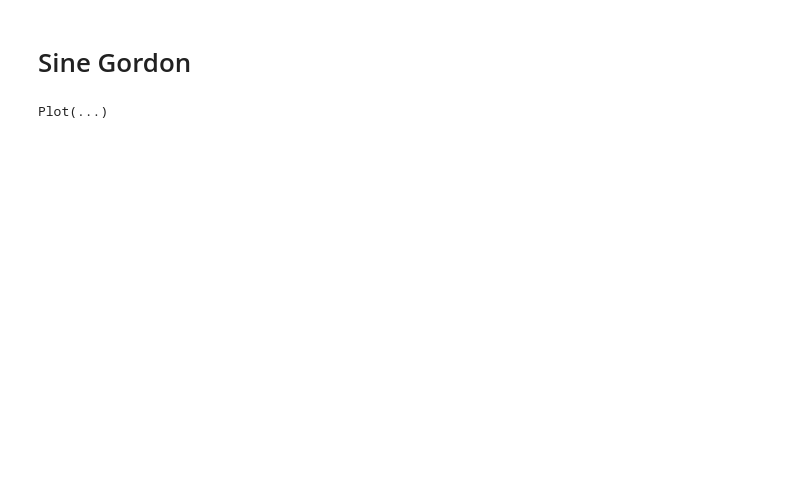
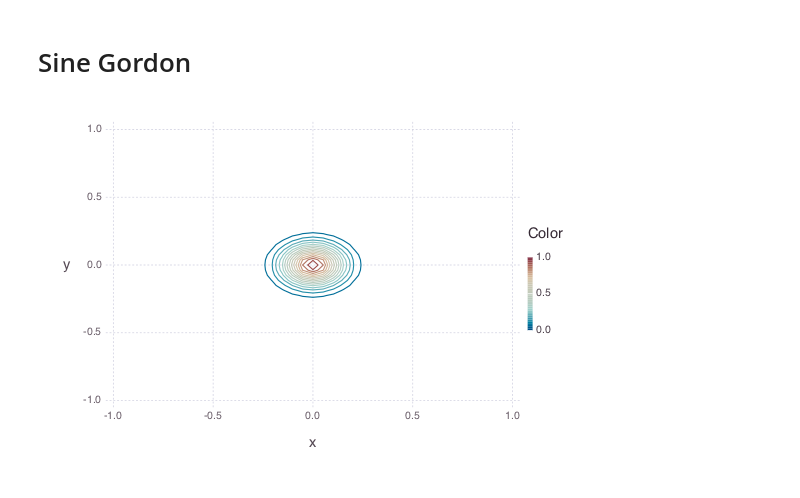
Before and after one commit to JuliaApproximation/ApproxFun.jl, a Jupyter notebook: examples/Time Evolution PDEs on Square (Gadfly).ipynb, the cells around one changed output. Saved outputs shown, nothing was run; the diff lists cells and outputs as text; code cells hidden in the pictures; blank space fills up the shorter version.

```diff
--- a/examples/Time Evolution PDEs on Square (Gadfly).ipynb
+++ b/examples/Time Evolution PDEs on Square (Gadfly).ipynb
@@ -29,12 +53,12 @@ u0=BDF22(B,L,u0,0.004,300,glp);
 # Sine Gordon
 # %%
 d=Interval()^2
-u0   = Fun((x,y)->exp(-50x^2-50y^2),d)
+u0   = ProductFun((x,y)->exp(-50x^2-50y^2),d)
 B= dirichlet(d);L=lap(d)-I;g(u)=u-sin(u)
 
 glp=Input(u0)
 lift(ApproxFun.contour,glp)
 # %% [output]
-Plot(...)
+[figure, added]
 # %%
 u0=BDF22(B,L,g,u0,0.004,300,glp);
```
Also changed, not shown: parts of 4 cells of this notebook.
